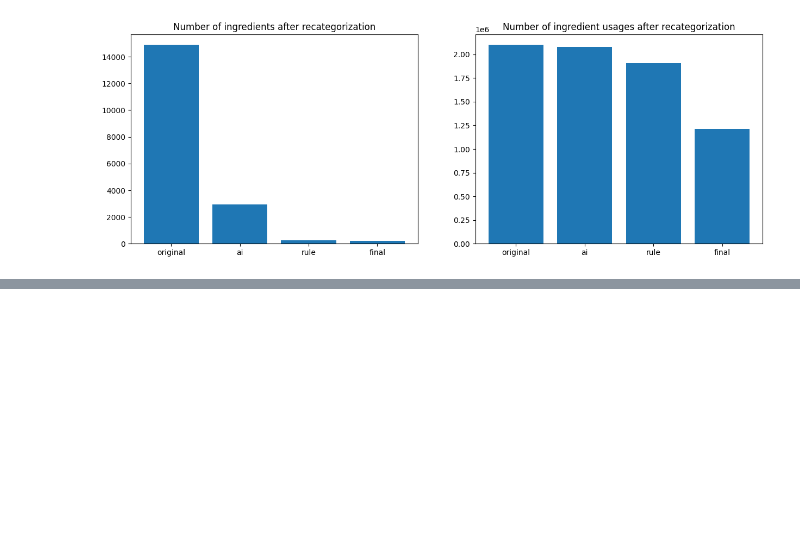
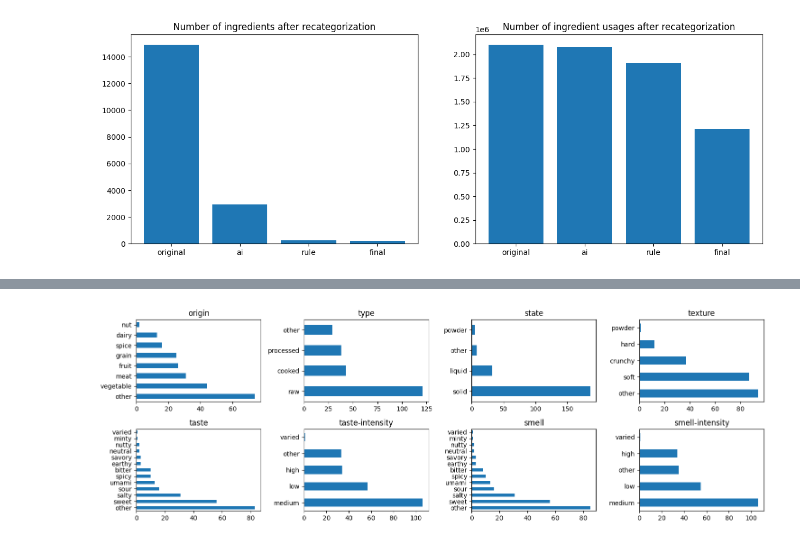
Before and after one commit to Tremirre/EaT-PIM-Revised, a Jupyter notebook: report.ipynb, the cells around one changed output, grey strips where cells are left out. Cells and saved outputs as stored; diff of their text form; code cells hidden in the pictures; blank space fills up the shorter version.

Commit message:
add script for characterizing groups

```diff
--- a/report.ipynb
+++ b/report.ipynb
@@ -662,0 +683,3 @@ len(final_grouping["uncategorized"]["uncategorized"])
+# %%
+for ingredient in final_grouping['uncategorized']['uncategorized']:
+    print(f"{ingredient:<20} {counted_categories[ingredient]:>4}")
@@ -741,3 +782,6 @@ axs[1].set_title("Number of ingredient usages after recategorization")
 plt.show()
 # %% [output]
 [figure]
+# %%
+with open("./data/final_recategorized.json", 'w') as f:
+    json.dump(list(ingredient_final_recounts.keys()), f)
@@ -743,0 +804,5 @@ plt.show()
+# %%
+with open("./data/characterized.json") as f:
+    characterized_ingredients_df = pd.read_json(f).T
+
+characterized_ingredients_df.head()
@@ -743,0 +816,11 @@ plt.show()
+# %%
+fig, axs = plt.subplots(2, 4, figsize=(15, 5))
+for i, column in enumerate(characterized_ingredients_df.columns):
+    ax = axs[i // 4, i % 4]
+    characterized_ingredients_df[column].value_counts().plot.barh(ax=ax, title=column)
+    ax.set_ylabel("")
+
+plt.tight_layout()
+plt.show()
+# %% [output]
+[figure, added]
```
Also changed, not shown: parts of 5 cells of this notebook, 1 other file.
